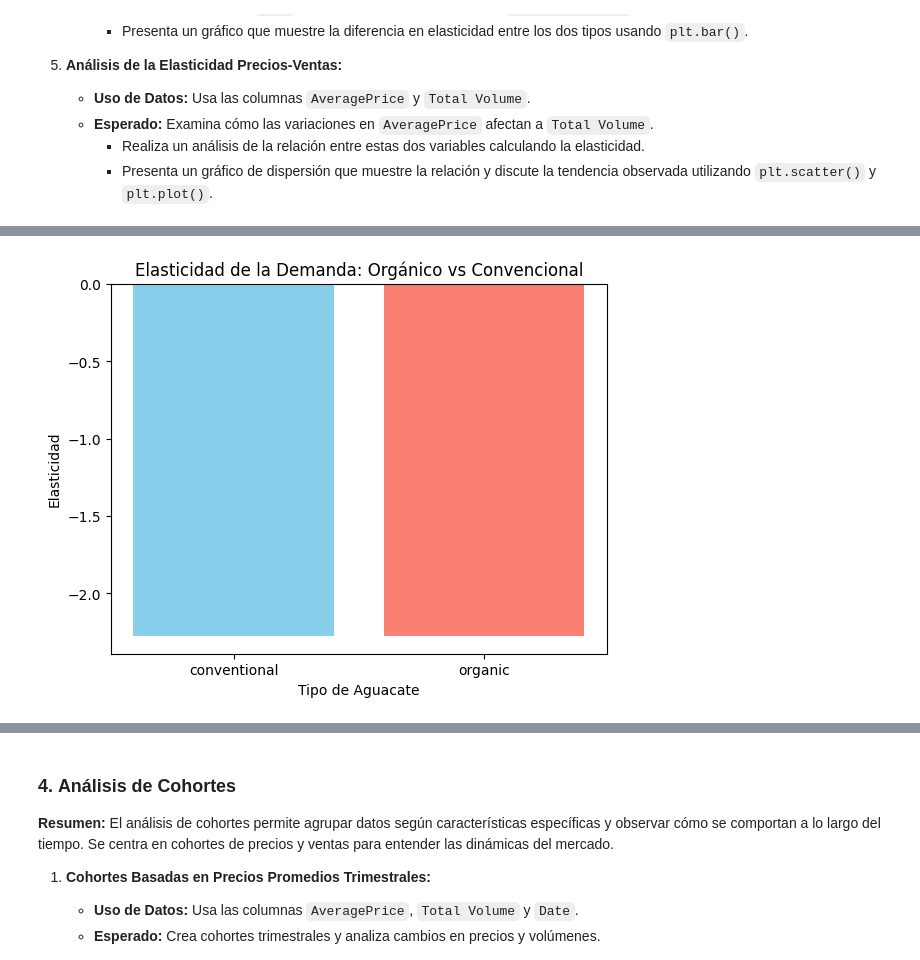
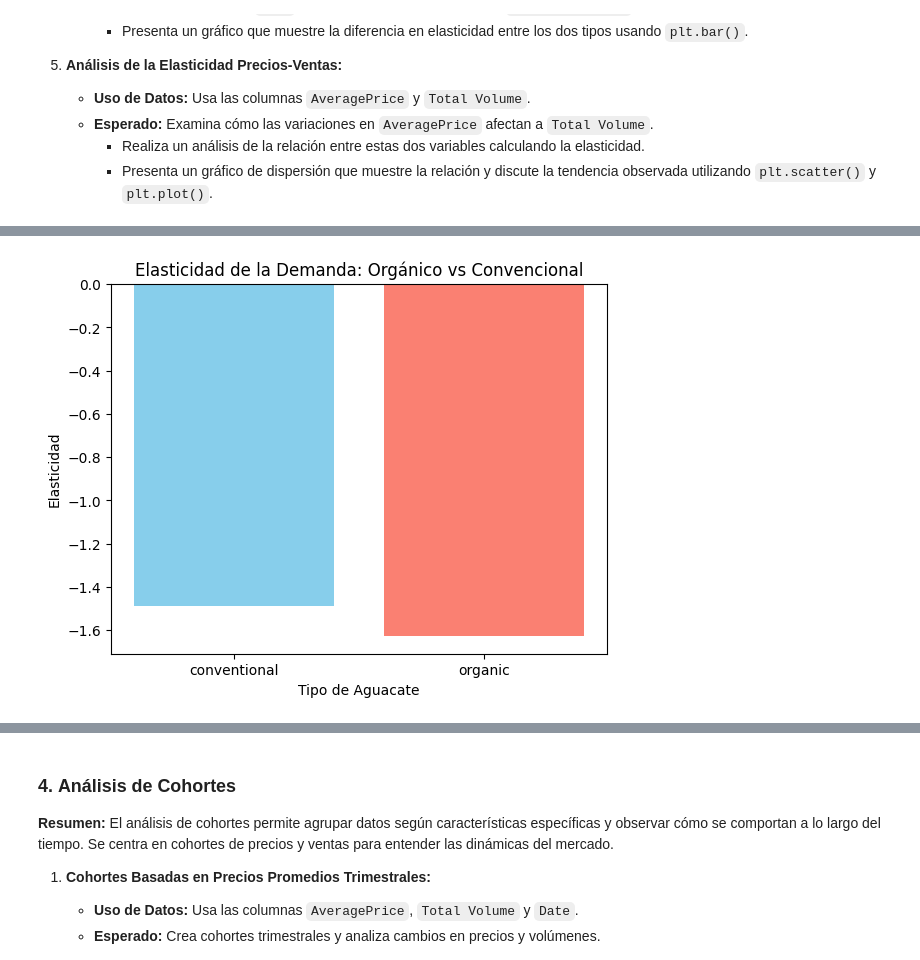
Before and after one commit to ChrisAnori/Avocado, a Jupyter notebook: proyecto.ipynb, the cells around one changed output, grey strips where cells are left out. Drawn from its saved outputs; the diff is of its cells as text; code cells hidden in the pictures.

```diff
--- a/proyecto.ipynb
+++ b/proyecto.ipynb
@@ -127,7 +142,4 @@ df = pd.read_csv('C:\\Users\\clarg\\Desktop\\Curso UOC\\avocado.csv')
 data_avo=df.copy()
-# %%
-# Convertir la columna 'Date' a formato de fecha si no lo está
-data_avo['Date'] = pd.to_datetime(data_avo['Date'], errors='coerce')
 # %%
 # Filtrar las filas con fechas inválidas (en caso de haber)
 data_avo = data_avo.dropna(subset=['Date'])
@@ -415,0 +433,16 @@ plt.show()
+# %%
+# Imprimir los resultados de elasticidad promedio
+print("\nPromedio de Elasticidad Precio-Demanda por Tipo de Bolsa:")
+for bolsa, elasticidad in elasticidades_bolsas.items():
+    print(f"{bolsa}: {elasticidad:.4f}")
+
+# Gráfico de barras
+plt.figure(figsize=(8, 5))
+plt.bar(elasticidades_bolsas.keys(), elasticidades_bolsas.values(), color=['blue', 'orange', 'green'])
+plt.title("Elasticidad Precio-Demanda Promedio por Tipo de Bolsa")
+plt.xlabel("Tipo de Bolsa")
+plt.ylabel("Elasticidad Promedio")
+plt.ylim(-2, 2)
+plt.axhline(0, color='grey', linestyle='--', label="Elasticidad Unitaria")
+plt.legend()
+plt.show()
@@ -416,39 +455,42 @@ plt.show()
 # %%
-# 3.4
 # Crear diccionario para almacenar los resultados de elasticidad
 elasticidad_tipo = {}
 
 # Analizar elasticidad para cada tipo de aguacate (orgánico y convencional)
 for tipo in data_avo['type'].unique():
     # Filtrar los datos para el tipo de aguacate
     data_tipo = data_avo[data_avo['type'] == tipo]
 
     # Agrupar por fecha y calcular el volumen total y el precio promedio
-    volumen_diario = data_avo.groupby('Date')['Total Volume'].sum()
-    precio_promedio_diario = data_avo.groupby('Date')['AveragePrice'].mean()
+    volumen_diario = data_tipo.groupby('Date')['Total Volume'].sum()
+    precio_promedio_diario = data_tipo.groupby('Date')['AveragePrice'].mean()
 
-    # Calcular cambio porcentual
-    cambio_volumen = volumen_diario.pct_change()
-    cambio_precio = precio_promedio_diario.pct_change()
+    # Calcular cambio porcentual y eliminar valores nulos
+    cambio_volumen = volumen_diario.pct_change().dropna()
+    cambio_precio = precio_promedio_diario.pct_change().dropna().replace(0, np.nan)
+
+    # Filtrar cambios extremos para evitar valores atípicos
+    cambio_volumen = cambio_volumen[(cambio_volumen > -1) & (cambio_volumen < 1)]
+    cambio_precio = cambio_precio[(cambio_precio > -1) & (cambio_precio < 1)]
 
     # Chequear si hay suficientes datos para evitar errores de división o series vacías
-    if cambio_volumen.dropna().empty or cambio_precio.dropna().empty:
+    if cambio_volumen.empty or cambio_precio.empty:
         print(f"No hay datos suficientes para calcular elasticidad para el tipo: {tipo}")
         continue  # Saltar si faltan datos
 
-    # Calcular elasticidad como el promedio de los cambios en volumen dividido por los cambios en precio
-    elasticidad = (cambio_volumen / cambio_precio).mean()
+    # Calcular elasticidad como el mediana de los cambios en volumen dividido por los cambios en precio
+    elasticidad = (cambio_volumen / cambio_precio).median()
     elasticidad_tipo[tipo] = elasticidad  # Guardar el resultado
 
 # Verificar si el diccionario tiene datos antes de graficar
 if elasticidad_tipo:
     # Graficar la elasticidad
     plt.bar(elasticidad_tipo.keys(), elasticidad_tipo.values(), color=['skyblue', 'salmon'])
     plt.title("Elasticidad de la Demanda: Orgánico vs Convencional")
     plt.xlabel("Tipo de Aguacate")
     plt.ylabel("Elasticidad")
     plt.show()
 else:
     print("No se encontraron datos suficientes para graficar elasticidades.")
 # %% [output]
-[figure, old version]
+[figure, new version]
```
Also changed, not shown: parts of 22 cells of this notebook.
